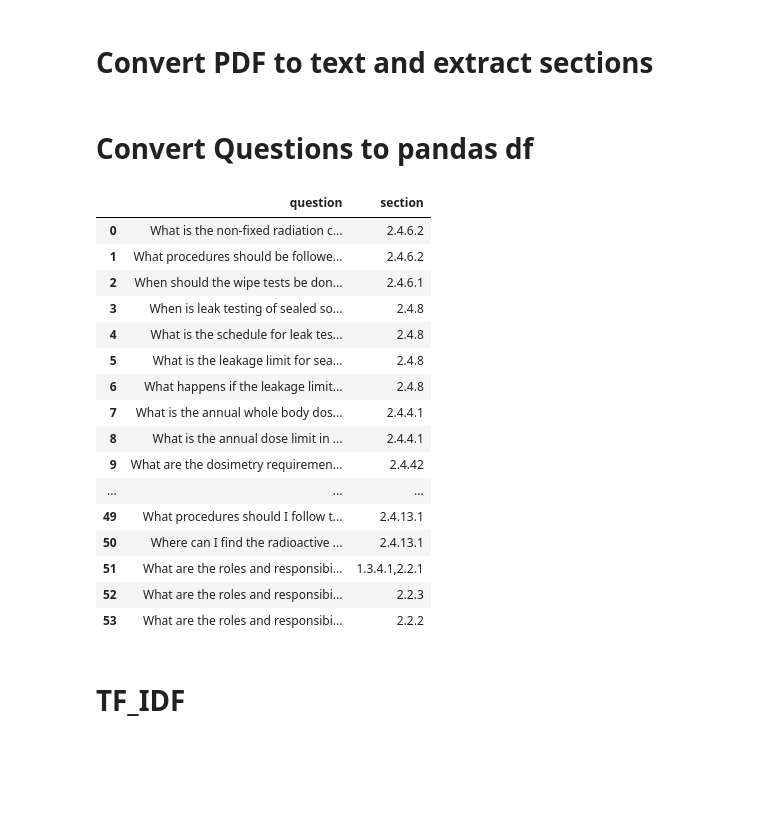
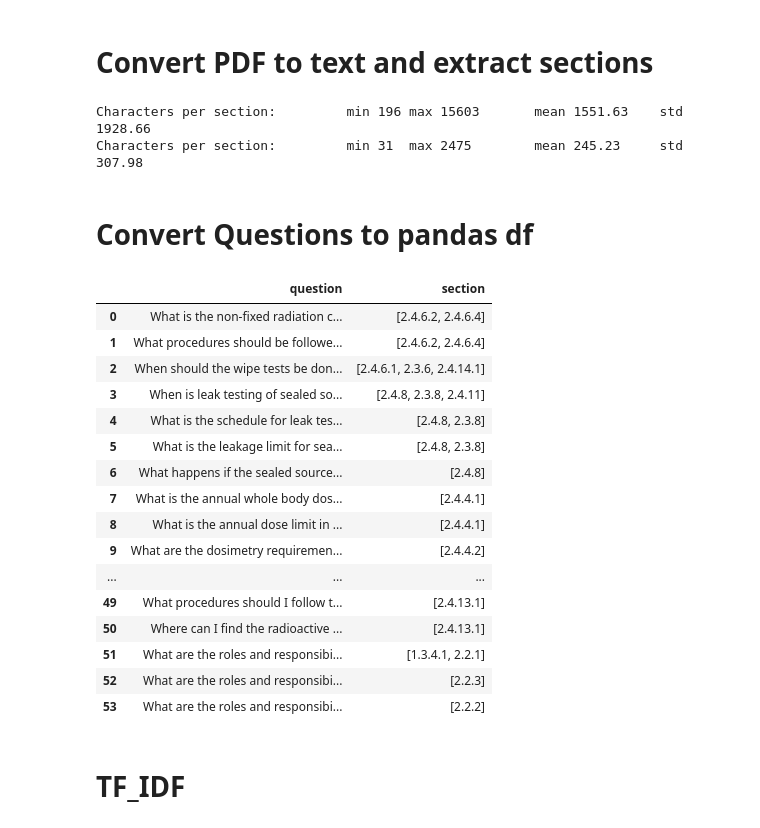
Before and after one commit to broccoloni/stat6801_project, a Jupyter notebook: project.ipynb, the cells around one changed output. Drawn from its saved outputs; the diff is of its cells as text; code cells hidden in the pictures; blank space fills up the shorter version.

```diff
--- a/project.ipynb
+++ b/project.ipynb
@@ -143,51 +149,66 @@ def printSection(section_number):
 
 section_metas = [getSectionMeta(s) for s in table_of_contents if isSection(s)]
 sections = pd.DataFrame(getSections(section_metas, pages))
+# %%
+chars = sections.text.apply(lambda x: len(x))
+print(f"Characters per section:\t\tmin {chars.min()}\tmax {chars.max()}\tmean {chars.mean():.2f}\tstd {chars.std():.2f}")
+
+words = sections.text.apply(lambda x: len(x.replace('\n',' ').split(' ')))
+print(f"Characters per section:\t\tmin {words.min()}\tmax {words.max()}\tmean {words.mean():.2f}\tstd {words.std():.2f}")
+# %% [output]
+Characters per section:         min 196 max 15603       mean 1551.63    std 1928.66
+Characters per section:         min 31  max 2475        mean 245.23     std 307.98
 # %% [markdown]
 # Convert Questions to pandas df
 # %%
 doc = Document("RSM_Questions.docx")
 
 questions = pd.DataFrame(columns=['question','section'])
-is_question = True
+text = [p.text.strip(' ') for p in doc.paragraphs if len(p.text) > 1]
+t = 0
 
-text = [p.text for p in doc.paragraphs if p.text]
-for i in range(0,len(text),2):
-    question = text[i]
-    section = text[i+1]
+cur_question = ''
+cur_labels = []
+while t < len(text):
+    components = text[t].split(' ')
 
-    section_comps = section.strip(' ').split(' ')
+    # labels
+    if components[0].lower() == 'section':
+        cur_labels.append(components[-1])
+    elif components[0].lower() == 'appendix':
+        cur_labels.append(text[t])
 
-    # For multiple labels, use comma separated
-    if (len(section_comps)>2):
-        if (section_comps[0]) == 'Appendix':
-            label = 'Appendix 6,Appendix 7'
-        else:
-            label = '1.3.4.1,2.2.1'
+    # question
     else:
-        label = section_comps[-1]
+        # Store prev question
+        if cur_question:
+            questions.loc[len(questions),:] = [cur_question, cur_labels]
 
-    questions.loc[len(questions),:] = [question, label]
+        # Reset
+        cur_question = text[t]
+        cur_labels = []
+
+    t += 1
 
 questions
 # %% [output]
 |  | question | section |
-| 0 | What is the non-fixed radiation c... | 2.4.6.2 |
-| 1 | What procedures should be followe... | 2.4.6.2 |
-| 2 | When should the wipe tests be don... | 2.4.6.1 |
-| 3 | When is leak testing of sealed so... | 2.4.8 |
-| 4 | What is the schedule for leak tes... | 2.4.8 |
-| 5 | What is the leakage limit for sea... | 2.4.8 |
-| 6 | What happens if the leakage limit... | 2.4.8 |
-| 7 | What is the annual whole body dos... | 2.4.4.1 |
-| 8 | What is the annual dose limit in ... | 2.4.4.1 |
-| 9 | What are the dosimetry requiremen... | 2.4.42 |
+| 0 | What is the non-fixed radiation c... | [2.4.6.2, 2.4.6.4] |
+| 1 | What procedures should be followe... | [2.4.6.2, 2.4.6.4] |
+| 2 | When should the wipe tests be don... | [2.4.6.1, 2.3.6, 2.4.14.1] |
+| 3 | When is leak testing of sealed so... | [2.4.8, 2.3.8, 2.4.11] |
+| 4 | What is the schedule for leak tes... | [2.4.8, 2.3.8] |
+| 5 | What is the leakage limit for sea... | [2.4.8, 2.3.8] |
+| 6 | What happens if the sealed source... | [2.4.8] |
+| 7 | What is the annual whole body dos... | [2.4.4.1] |
+| 8 | What is the annual dose limit in ... | [2.4.4.1] |
+| 9 | What are the dosimetry requiremen... | [2.4.4.2] |
 | ... | ... | ... |
-| 49 | What procedures should I follow t... | 2.4.13.1 |
-| 50 | Where can I find the radioactive ... | 2.4.13.1 |
-| 51 | What are the roles and responsibi... | 1.3.4.1,2.2.1 |
-| 52 | What are the roles and responsibi... | 2.2.3 |
-| 53 | What are the roles and responsibi... | 2.2.2 |
+| 49 | What procedures should I follow t... | [2.4.13.1] |
+| 50 | Where can I find the radioactive ... | [2.4.13.1] |
+| 51 | What are the roles and responsibi... | [1.3.4.1, 2.2.1] |
+| 52 | What are the roles and responsibi... | [2.2.3] |
+| 53 | What are the roles and responsibi... | [2.2.2] |
 # %% [markdown]
 # TF_IDF
 # %%
```
Also changed, not shown: parts of 18 cells of this notebook, 3 other files.
